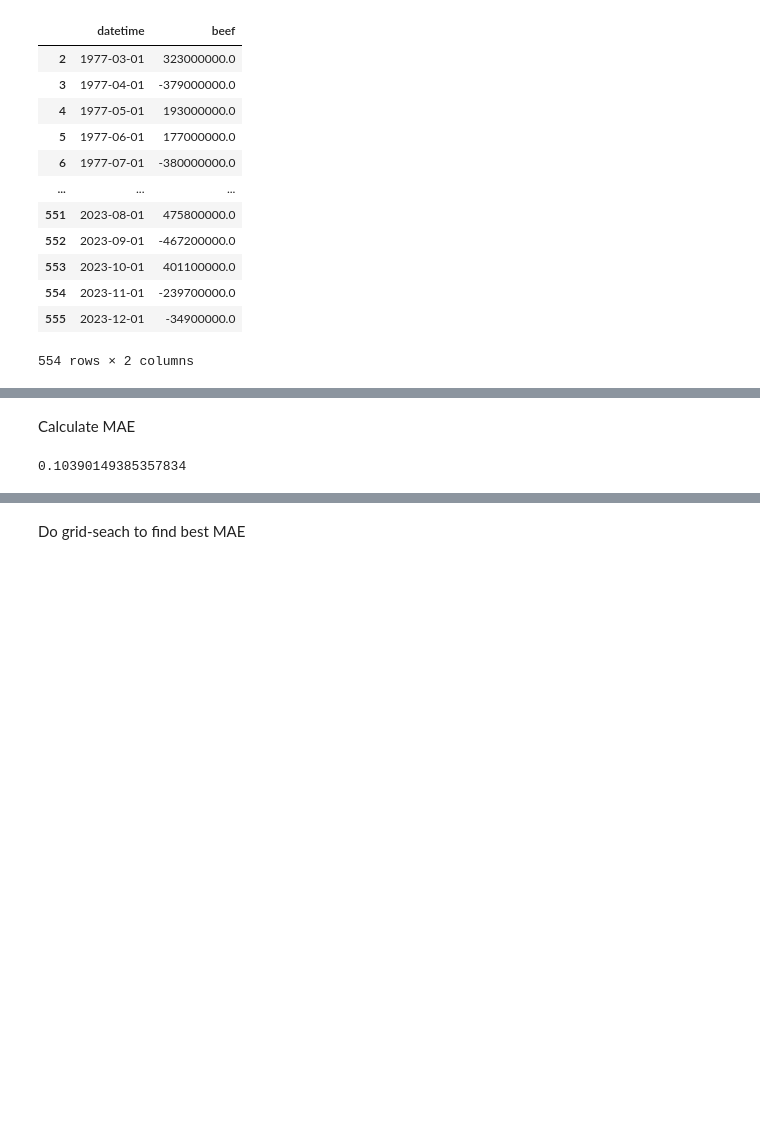
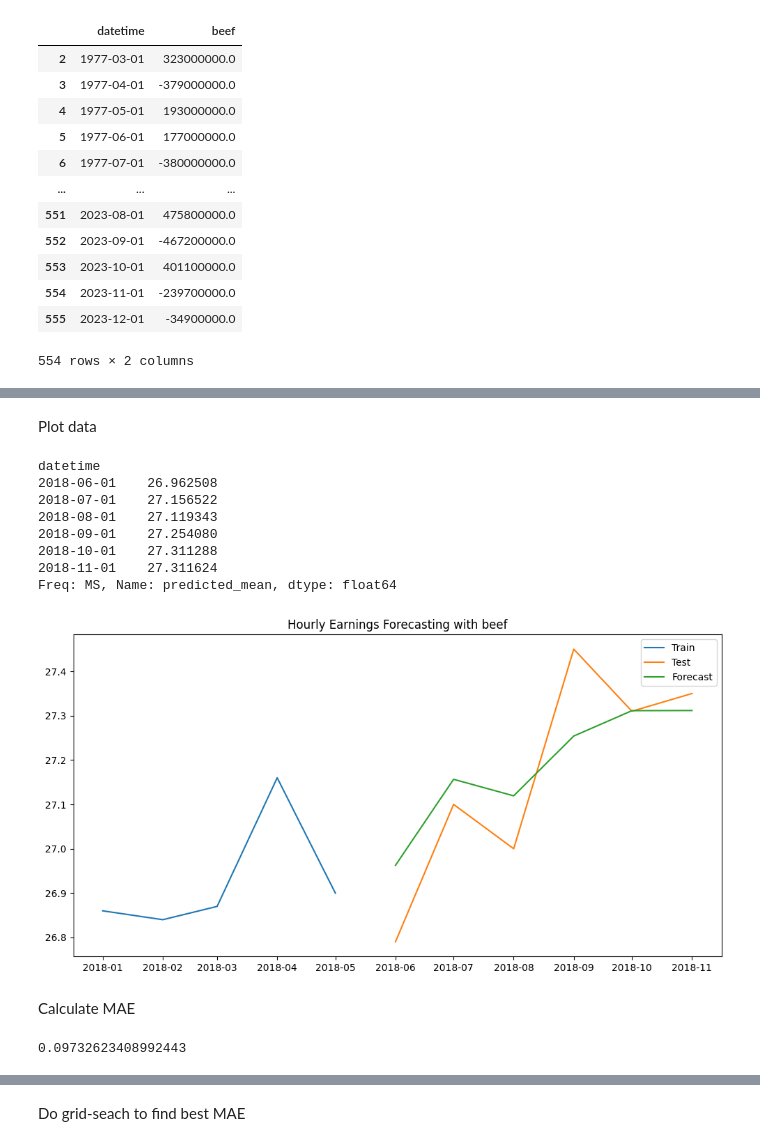
Before and after one commit to SAT-Enjoyers/citadel-datathon, a Jupyter notebook: eda/sarimax_base.ipynb, the cells around one changed output, grey strips where cells are left out. Drawn from its saved outputs; the diff is of its cells as text; code cells hidden in the pictures; blank space fills up the shorter version.

```diff
--- a/eda/sarimax_base.ipynb
+++ b/eda/sarimax_base.ipynb
@@ -254,0 +293,24 @@ print(merged_df)
+# %%
+def model_predict(model, exog, month_gap):
+    # test_df[MEAT_CHOICE] for exog
+    forecast = model.get_forecast(steps=month_gap + 6, exog=exog)
+    predict_mean = forecast.predicted_mean
+    confidence_interval = forecast.conf_int()
+    return predict_mean, confidence_interval
+# %%
+def plot_pred_test(mean, conf, train_df, test_df):
+    plt.figure(figsize=(12, 6))
+    # last_row = train_df.tail(1)
+    # last_row['predict_mean'] = last_row[['hourly_earnings']]
+    # new_mean = pd.concat([last_row['predict_mean'], mean])
+    # print(new_mean)
+    filtered_df = train_df[str(LEARN_TO_YEAR):]
+    forecast_aligned = mean.loc[test_df.index]
+    print(forecast_aligned)
+    plt.plot(filtered_df.index, filtered_df[SUBJECT2], label='Train')
+    plt.plot(test_df.index, test_df[SUBJECT2], label='Test')
+    plt.plot(test_df.index, forecast_aligned, label='Forecast')
+    # plt.fill_between(test_df.index, conf.iloc[:, 0], conf.iloc[:, 1], color='k', alpha=0.1)
+    plt.title(f'{SUBJECT_TITLE2} Forecasting with {MEAT_CHOICE}')
+    plt.legend()
+    plt.show()
@@ -305,6 +339,23 @@ plt.show()
+# %%
+base_forecast_mean, base_forecast_conf = model_predict(model=base_model, exog=None, month_gap=month_gap)
+# %% [markdown]
+Plot data
+# %%
+plot_pred_test(mean=base_forecast_mean, conf=base_forecast_conf,
+               train_df=train_df, test_df=test_df)
+# %% [output]
+datetime
+2018-06-01    26.962508
+2018-07-01    27.156522
+2018-08-01    27.119343
+2018-09-01    27.254080
+2018-10-01    27.311288
+2018-11-01    27.311624
+Freq: MS, Name: predicted_mean, dtype: float64
+[figure, added]
 # %% [markdown]
 Calculate MAE
-# %%
-np.abs(test_df[SUBJECT2] - predict_mean).mean()
-# %% [output]
-0.10390149385357834
+# %%
+mae(base_forecast_mean, test_df[SUBJECT2])
+# %% [output]
+0.09732623408992443
```
Also changed, not shown: parts of 35 cells of this notebook, 6 other files.
